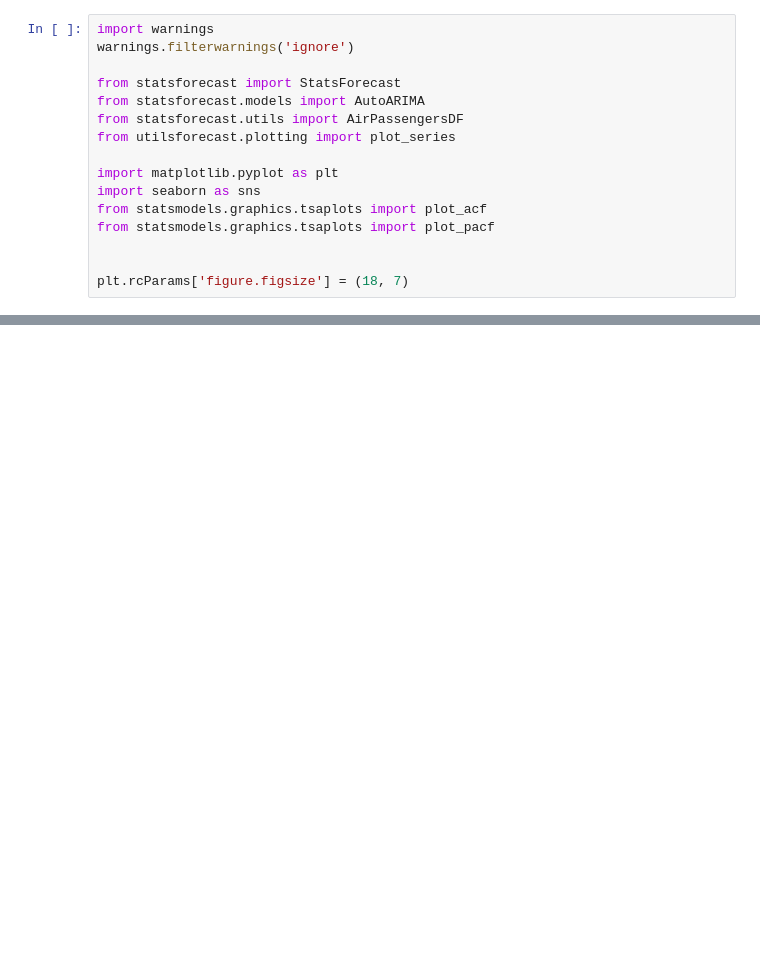
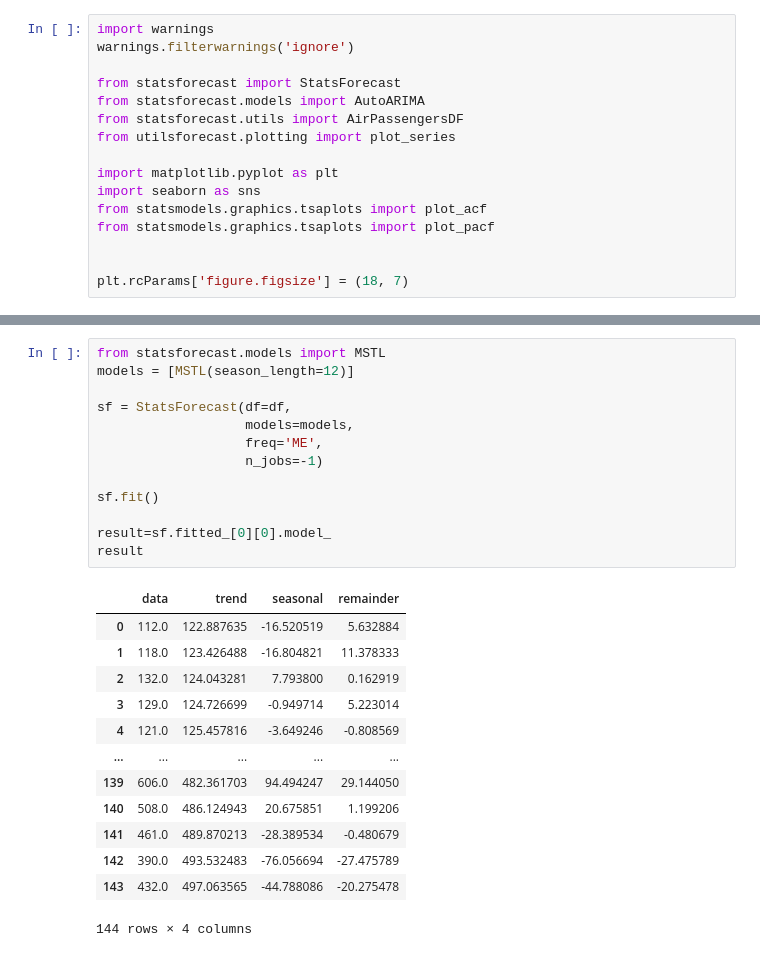
Before and after one commit to wesstone12/tool-kit, a Jupyter notebook: eda.ipynb, the cells around one changed output, grey strips where cells are left out. Saved outputs shown, nothing was run; the diff lists cells and outputs as text; blank space fills up the shorter version.

```diff
--- a/eda.ipynb
+++ b/eda.ipynb
@@ -145,0 +161,27 @@ plt.show()
+# %%
+from statsforecast.models import MSTL
+models = [MSTL(season_length=12)]
+
+sf = StatsForecast(df=df,
+                   models=models,
+                   freq='ME',
+                   n_jobs=-1)
+
+sf.fit()
+
+result=sf.fitted_[0][0].model_
+result
+# %% [output]
+|  | data | trend | seasonal | remainder |
+| 0 | 112.0 | 122.887635 | -16.520519 | 5.632884 |
+| 1 | 118.0 | 123.426488 | -16.804821 | 11.378333 |
+| 2 | 132.0 | 124.043281 | 7.793800 | 0.162919 |
+| 3 | 129.0 | 124.726699 | -0.949714 | 5.223014 |
+| 4 | 121.0 | 125.457816 | -3.649246 | -0.808569 |
+| ... | ... | ... | ... | ... |
+| 139 | 606.0 | 482.361703 | 94.494247 | 29.144050 |
+| 140 | 508.0 | 486.124943 | 20.675851 | 1.199206 |
+| 141 | 461.0 | 489.870213 | -28.389534 | -0.480679 |
+| 142 | 390.0 | 493.532483 | -76.056694 | -27.475789 |
+| 143 | 432.0 | 497.063565 | -44.788086 | -20.275478 |
+144 rows × 4 columns
```
Also changed, not shown: parts of 7 cells of this notebook.
